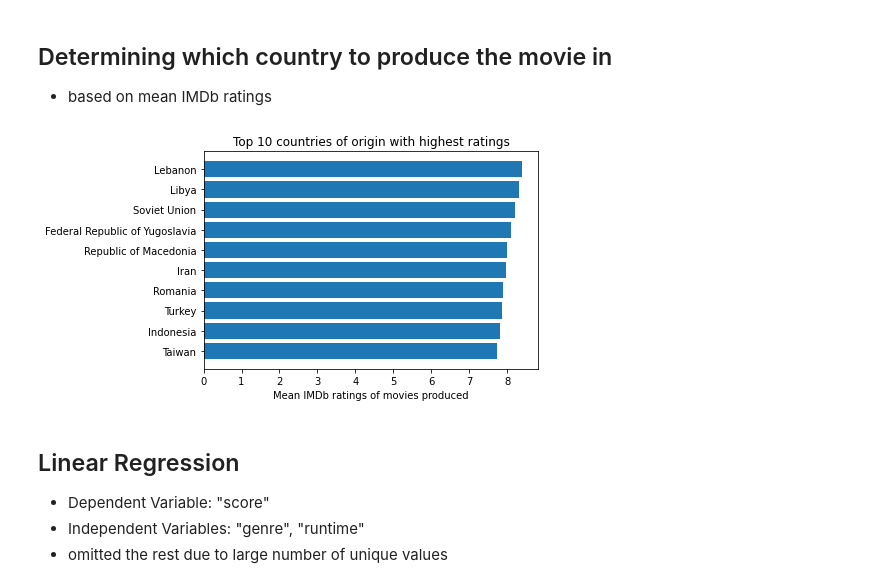
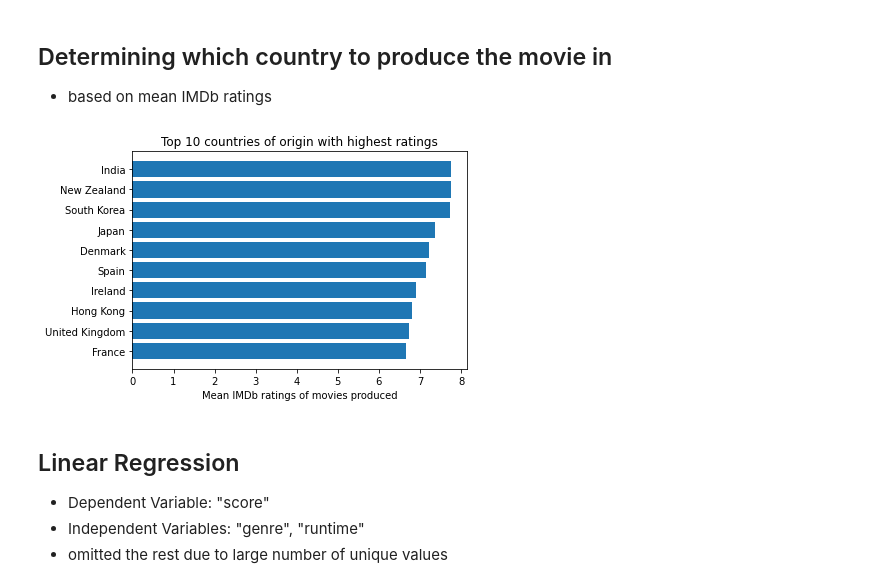
Before and after one commit to soaza/dao2702-project, a Jupyter notebook: movies_visualisation.ipynb, the cells around one changed output. Drawn from its saved outputs; the diff is of its cells as text; code cells hidden in the pictures.

```diff
--- a/movies_visualisation.ipynb
+++ b/movies_visualisation.ipynb
@@ -143,16 +143,18 @@ plt.show()
 ## Determining which country to produce the movie in
 - based on mean IMDb ratings
 # %%
-top10countries_score = df[["country", "score"]].groupby("country").mean().reset_index().nlargest(10, "score")
+# top10countries_score = df[["country", "score"]].groupby("country").mean().reset_index().nlargest(10, "score")
+# top10countries_score = top10countries_score.sort_values("score")
+top10countries_score = df[df.groupby("country")['country'].transform('count')>5][["country", "score"]].groupby("country").mean().reset_index().nlargest(10, "score")
 top10countries_score = top10countries_score.sort_values("score")
 
 fig, ax = plt.subplots()
 ax.barh(top10countries_score["country"], top10countries_score["score"])
 plt.title("Top 10 countries of origin with highest ratings")
 plt.xlabel("Mean IMDb ratings of movies produced")
 plt.show()
 # %% [output]
-[figure, old version]
+[figure, new version]
 # %% [markdown]
 ## Linear Regression
 - Dependent Variable: "score"
```
Also changed, not shown: parts of 2 cells of this notebook.
